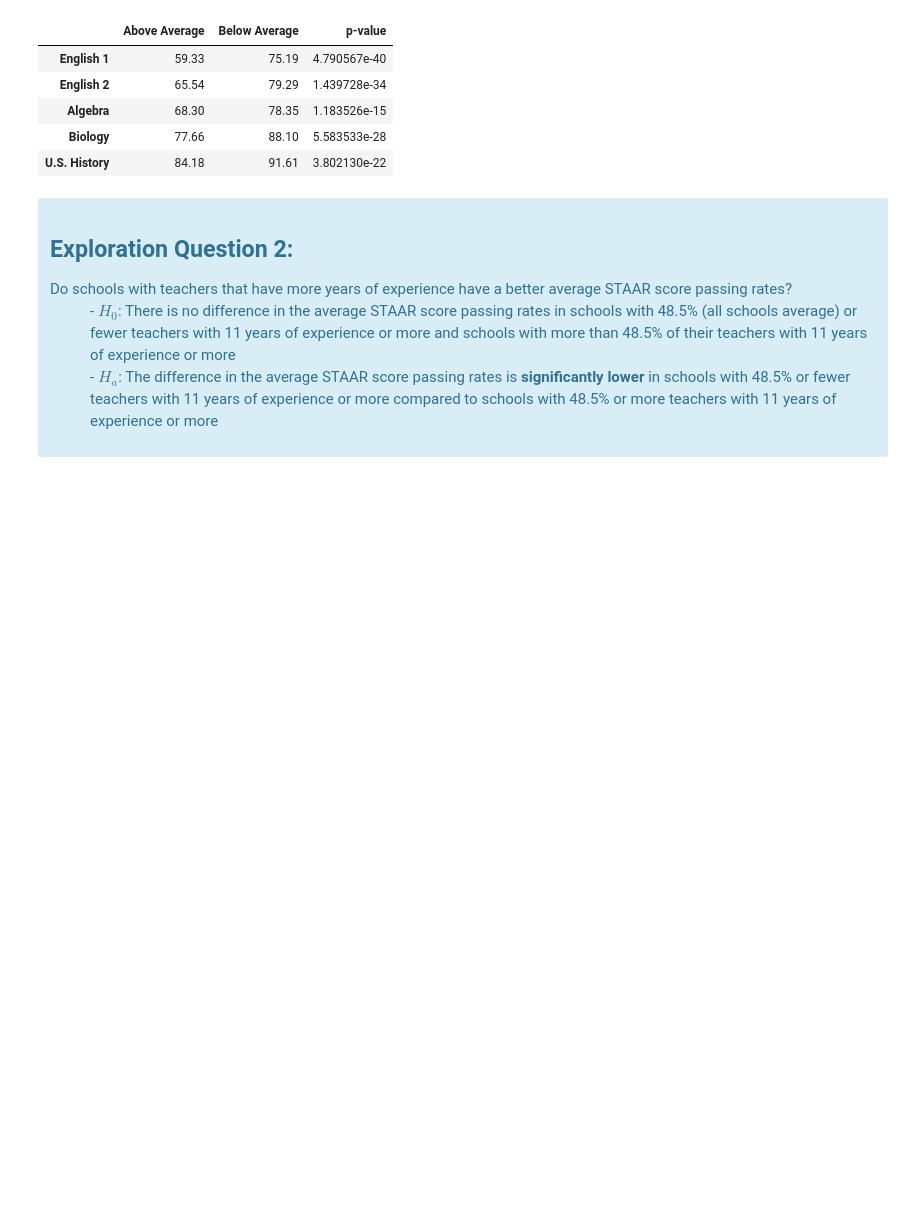
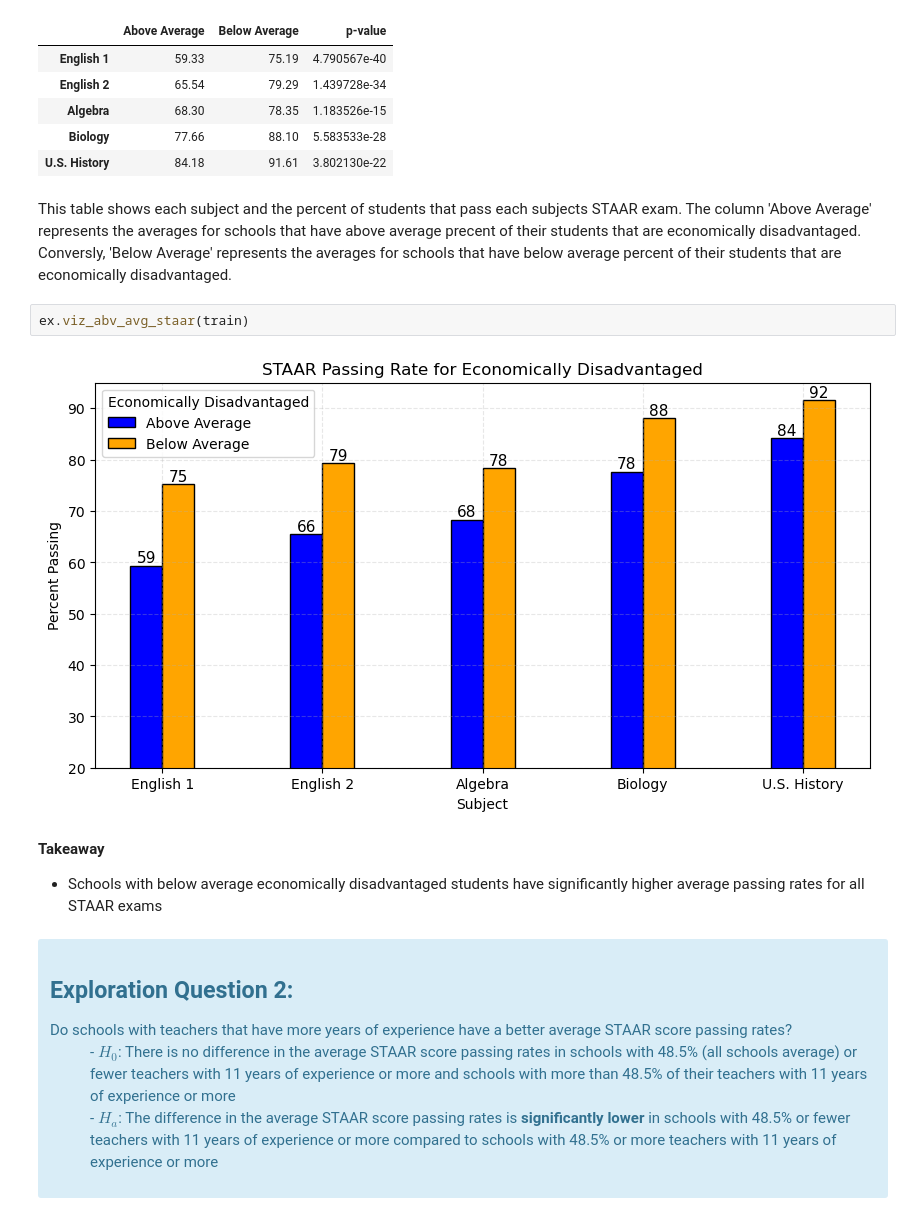
Before and after one commit to college-readiness-preds/capstone_readiness, a Jupyter notebook: Andy/final_notebook.ipynb, the cells around one changed output. Saved outputs shown, nothing was run; the diff lists cells and outputs as text; blank space fills up the shorter version.

```diff
--- a/Andy/final_notebook.ipynb
+++ b/Andy/final_notebook.ipynb
@@ -87,6 +87,15 @@ ex.abv_avg_staar_df(train)
 | Algebra | 68.30 | 78.35 | 1.183526e-15 |
 | Biology | 77.66 | 88.10 | 5.583533e-28 |
 | U.S. History | 84.18 | 91.61 | 3.802130e-22 |
+# %% [markdown]
+This table shows each subject and the percent of students that pass each subjects STAAR exam. The column 'Above Average' represents the averages for schools that have above average precent of their students that are economically disadvantaged. Conversly, 'Below Average' represents the averages for schools that have below average percent of their students that are economically disadvantaged.
+# %%
+ex.viz_abv_avg_staar(train)
+# %% [output]
+[figure, added]
+# %% [markdown]
+**Takeaway**
+* Schools with below average economically disadvantaged students have significantly higher average passing rates for all STAAR exams
 # %% [markdown]
 <div class="alert alert-info">
     <header>
```
Also changed, not shown: parts of 10 cells of this notebook, 3 other files.
